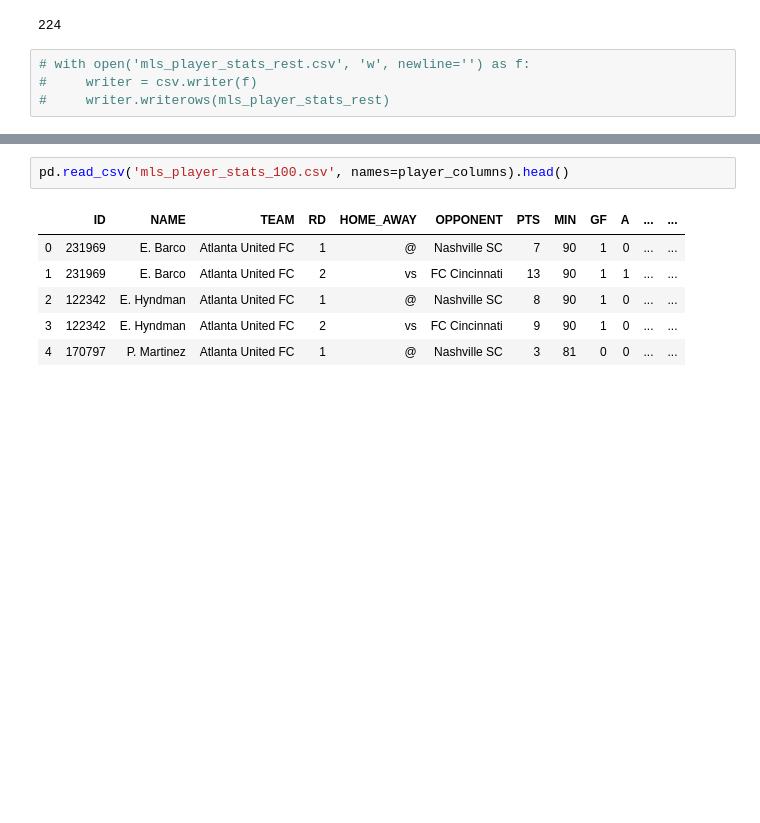
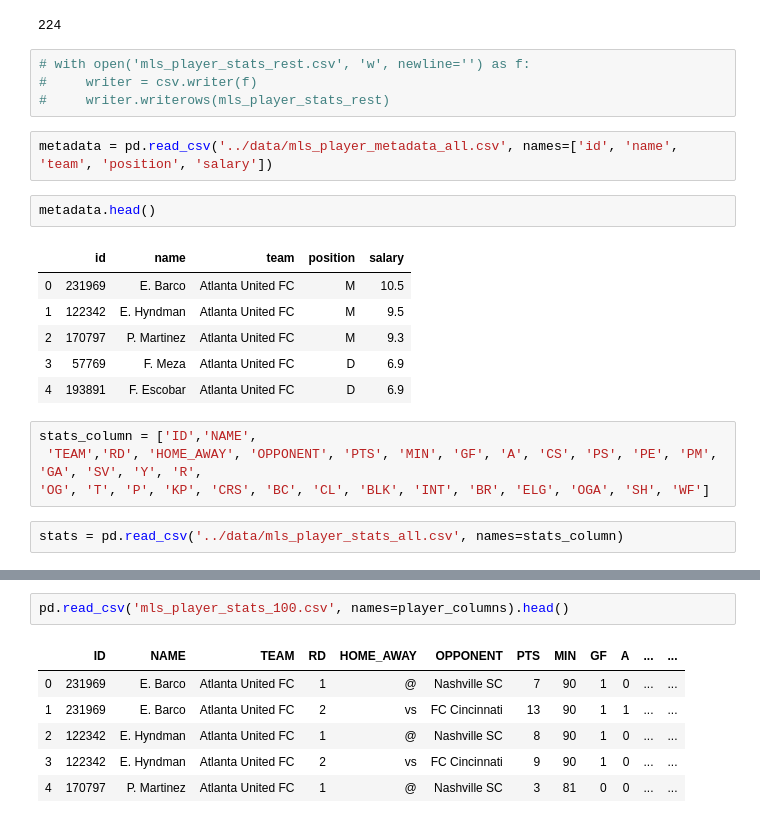
Before and after one commit to rsherer/fastbal, a Jupyter notebook: sandbox/weekly_stats_scrape.ipynb, the cells around one changed output, grey strips where cells are left out. Cells and saved outputs as stored; diff of their text form; blank space fills up the shorter version.

```diff
--- a/sandbox/weekly_stats_scrape.ipynb
+++ b/sandbox/weekly_stats_scrape.ipynb
@@ -329,3 +434,20 @@ len(mls_player_stats_rest)
 # with open('mls_player_stats_rest.csv', 'w', newline='') as f:
 #     writer = csv.writer(f)
 #     writer.writerows(mls_player_stats_rest)
+# %%
+metadata = pd.read_csv('../data/mls_player_metadata_all.csv', names=['id', 'name', 'team', 'position', 'salary'])
+# %%
+metadata.head()
+# %% [output]
+|  | id | name | team | position | salary |
+| 0 | 231969 | E. Barco | Atlanta United FC | M | 10.5 |
+| 1 | 122342 | E. Hyndman | Atlanta United FC | M | 9.5 |
+| 2 | 170797 | P. Martinez | Atlanta United FC | M | 9.3 |
+| 3 | 57769 | F. Meza | Atlanta United FC | D | 6.9 |
+| 4 | 193891 | F. Escobar | Atlanta United FC | D | 6.9 |
+# %%
+stats_column = ['ID','NAME',
+ 'TEAM','RD', 'HOME_AWAY', 'OPPONENT', 'PTS', 'MIN', 'GF', 'A', 'CS', 'PS', 'PE', 'PM', 'GA', 'SV', 'Y', 'R',
+'OG', 'T', 'P', 'KP', 'CRS', 'BC', 'CL', 'BLK', 'INT', 'BR', 'ELG', 'OGA', 'SH', 'WF']
+# %%
+stats = pd.read_csv('../data/mls_player_stats_all.csv', names=stats_column)
```
Also changed, not shown: parts of 56 cells of this notebook.
